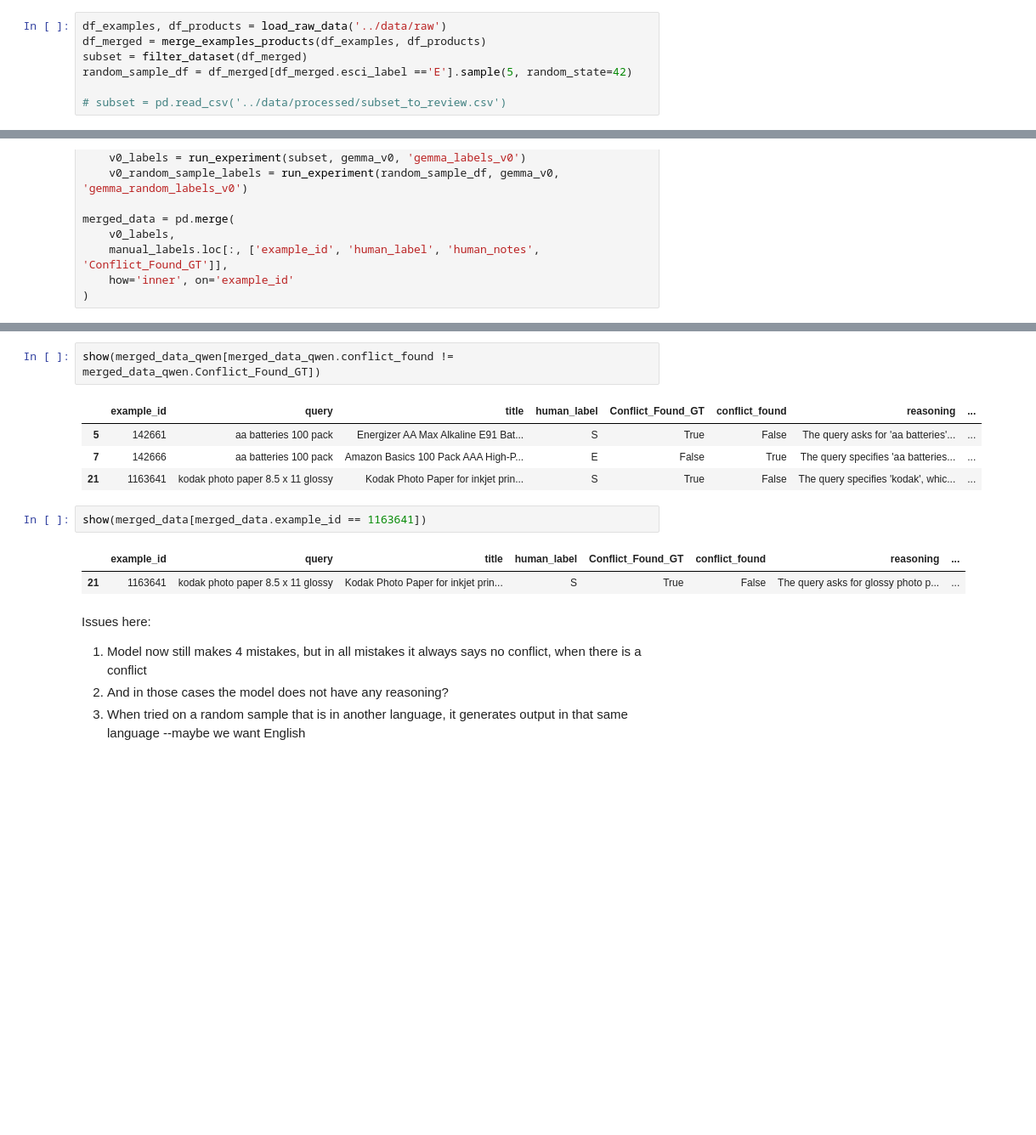
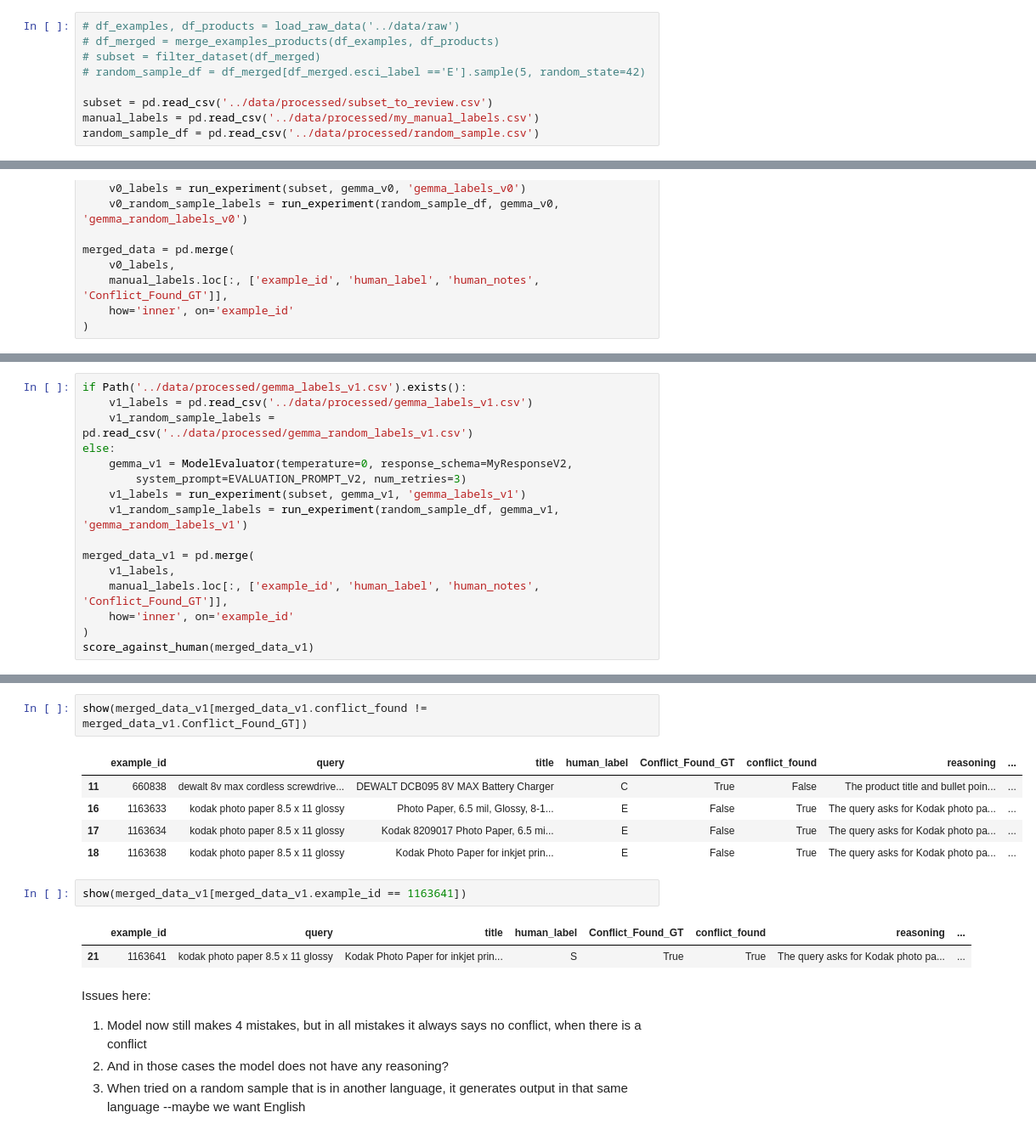
Before and after one commit to eashanchawla/ESCI-data-verficaition, a Jupyter notebook: notebooks/02_prompt_testing.ipynb, the cells around one changed output, grey strips where cells are left out. Shown at 85% size. Saved outputs shown, nothing was run; the diff lists cells and outputs as text; blank space fills up the shorter version.

```diff
--- a/notebooks/02_prompt_testing.ipynb
+++ b/notebooks/02_prompt_testing.ipynb
@@ -22,9 +39,11 @@ from src.evalution import show
 from pathlib import Path
 import pandas as pd
 # %%
-df_examples, df_products = load_raw_data('../data/raw')
-df_merged = merge_examples_products(df_examples, df_products)
-subset = filter_dataset(df_merged)
-random_sample_df = df_merged[df_merged.esci_label =='E'].sample(5, random_state=42)
+# df_examples, df_products = load_raw_data('../data/raw')
+# df_merged = merge_examples_products(df_examples, df_products)
+# subset = filter_dataset(df_merged)
+# random_sample_df = df_merged[df_merged.esci_label =='E'].sample(5, random_state=42)
 
-# subset = pd.read_csv('../data/processed/subset_to_review.csv')
+subset = pd.read_csv('../data/processed/subset_to_review.csv')
+manual_labels = pd.read_csv('../data/processed/my_manual_labels.csv')
+random_sample_df = pd.read_csv('../data/processed/random_sample.csv')
@@ -160,0 +162,16 @@ v0_qwen_labels[v0_qwen_labels.example_id==142661].product_features.iloc[0]
+# %%
+if Path('../data/processed/gemma_labels_v1.csv').exists():
+    v1_labels = pd.read_csv('../data/processed/gemma_labels_v1.csv')
+    v1_random_sample_labels = pd.read_csv('../data/processed/gemma_random_labels_v1.csv')
+else:
+    gemma_v1 = ModelEvaluator(temperature=0, response_schema=MyResponseV2,
+        system_prompt=EVALUATION_PROMPT_V2, num_retries=3)
+    v1_labels = run_experiment(subset, gemma_v1, 'gemma_labels_v1')
+    v1_random_sample_labels = run_experiment(random_sample_df, gemma_v1, 'gemma_random_labels_v1')
+
+merged_data_v1 = pd.merge(
+    v1_labels,
+    manual_labels.loc[:, ['example_id', 'human_label', 'human_notes', 'Conflict_Found_GT']],
+    how='inner', on='example_id'
+)
+score_against_human(merged_data_v1)
@@ -161,15 +188,16 @@ v0_qwen_labels[v0_qwen_labels.example_id==142661].product_features.iloc[0]
 # %%
-show(merged_data_qwen[merged_data_qwen.conflict_found != merged_data_qwen.Conflict_Found_GT])
+show(merged_data_v1[merged_data_v1.conflict_found != merged_data_v1.Conflict_Found_GT])
 # %% [output]
 |  | example_id | query | title | human_label | Conflict_Found_GT | conflict_found | reasoning | ... |
-| 5 | 142661 | aa batteries 100 pack | Energizer AA Max Alkaline E91 Bat... | S | True | False | The query asks for 'aa batteries'... | ... |
-| 7 | 142666 | aa batteries 100 pack | Amazon Basics 100 Pack AAA High-P... | E | False | True | The query specifies 'aa batteries... | ... |
-| 21 | 1163641 | kodak photo paper 8.5 x 11 glossy | Kodak Photo Paper for inkjet prin... | S | True | False | The query specifies 'kodak', whic... | ... |
+| 11 | 660838 | dewalt 8v max cordless screwdrive... | DEWALT DCB095 8V MAX Battery Charger | C | True | False | The product title and bullet poin... | ... |
+| 16 | 1163633 | kodak photo paper 8.5 x 11 glossy | Photo Paper, 6.5 mil, Glossy, 8-1... | E | False | True | The query asks for Kodak photo pa... | ... |
+| 17 | 1163634 | kodak photo paper 8.5 x 11 glossy | Kodak 8209017 Photo Paper, 6.5 mi... | E | False | True | The query asks for Kodak photo pa... | ... |
+| 18 | 1163638 | kodak photo paper 8.5 x 11 glossy | Kodak Photo Paper for inkjet prin... | E | False | True | The query asks for Kodak photo pa... | ... |
 # %%
-show(merged_data[merged_data.example_id == 1163641])
+show(merged_data_v1[merged_data_v1.example_id == 1163641])
 # %% [output]
 |  | example_id | query | title | human_label | Conflict_Found_GT | conflict_found | reasoning | ... |
-| 21 | 1163641 | kodak photo paper 8.5 x 11 glossy | Kodak Photo Paper for inkjet prin... | S | True | False | The query asks for glossy photo p... | ... |
+| 21 | 1163641 | kodak photo paper 8.5 x 11 glossy | Kodak Photo Paper for inkjet prin... | S | True | True | The query asks for Kodak photo pa... | ... |
 # %% [markdown]
 Issues here:
 1. Model now still makes 4 mistakes, but in all mistakes it always says no conflict, when there is a conflict
```
Also changed, not shown: parts of 29 cells of this notebook, 4 other files.
